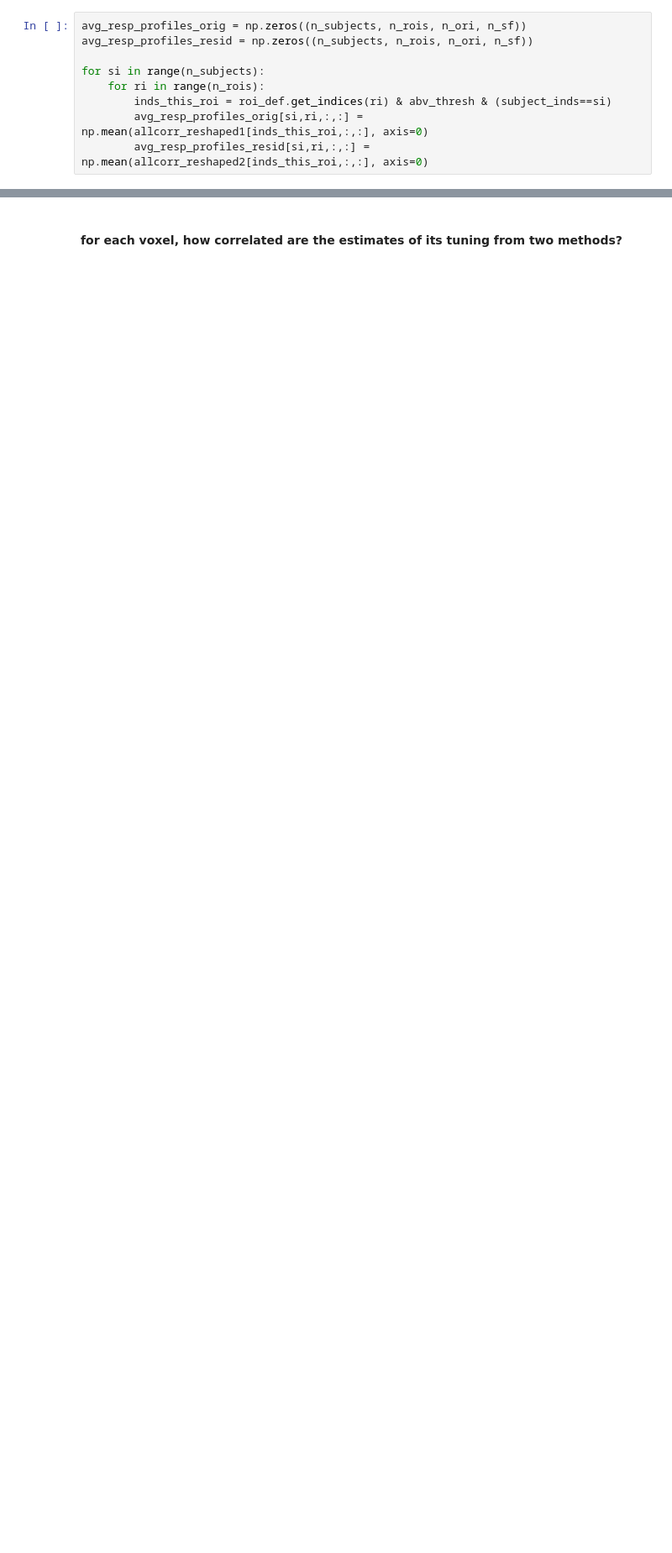
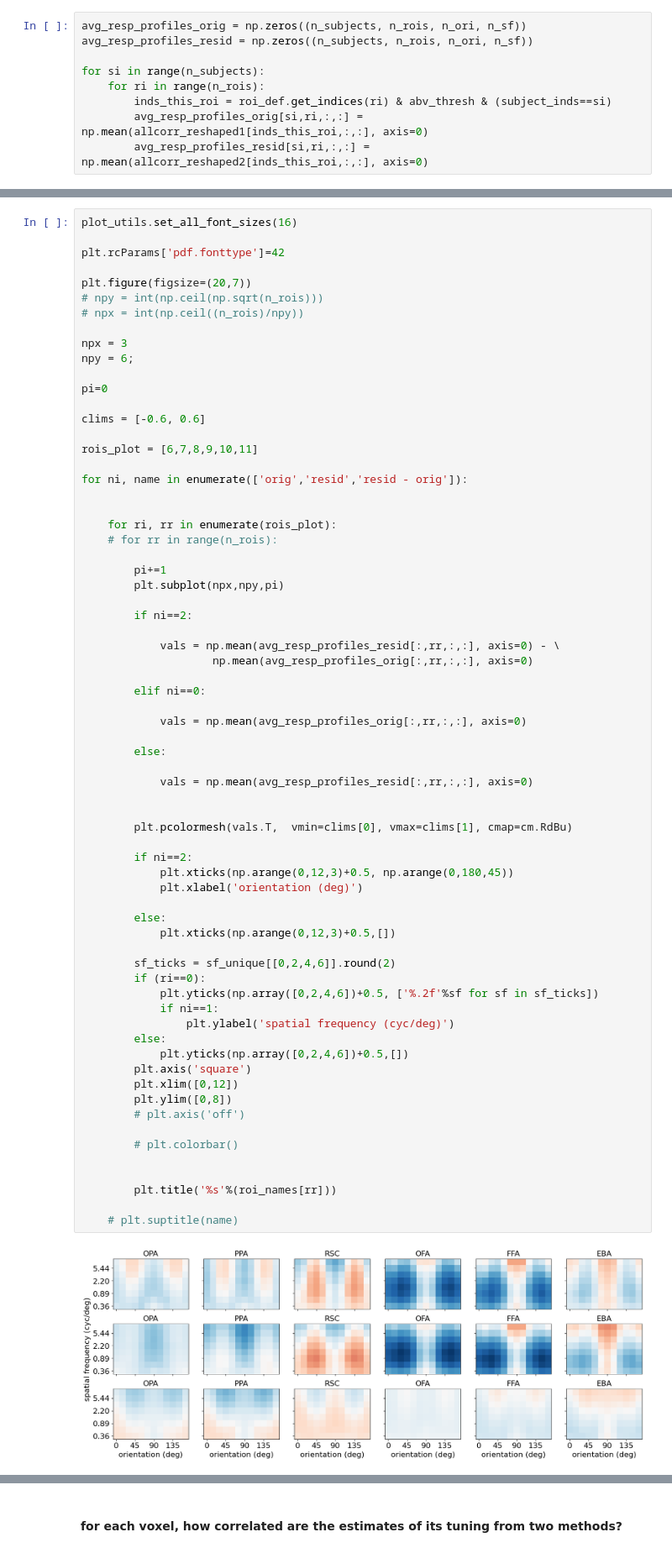
Before and after one commit to mmhenderson/image_stats_gabor, a Jupyter notebook: plot_feature_selectivity/plot_gabor_tuning_semresiduals.ipynb, the cells around one changed output, grey strips where cells are left out. Shown at 84% size. Saved outputs shown, nothing was run; the diff lists cells and outputs as text; blank space fills up the shorter version.

```diff
--- a/plot_feature_selectivity/plot_gabor_tuning_semresiduals.ipynb
+++ b/plot_feature_selectivity/plot_gabor_tuning_semresiduals.ipynb
@@ -288,3 +288,73 @@ for ni, name in enumerate(['orig','resid','resid - orig']):
+# %%
+plot_utils.set_all_font_sizes(16)
+
+plt.rcParams['pdf.fonttype']=42
+
+plt.figure(figsize=(20,7))
+# npy = int(np.ceil(np.sqrt(n_rois)))
+# npx = int(np.ceil((n_rois)/npy))
+
+npx = 3
+npy = 6;
+
+pi=0
+
+clims = [-0.6, 0.6]
+
+rois_plot = [6,7,8,9,10,11]
+
+for ni, name in enumerate(['orig','resid','resid - orig']):
+
+
+    for ri, rr in enumerate(rois_plot):
+    # for rr in range(n_rois):
+
+        pi+=1
+        plt.subplot(npx,npy,pi)
+
+        if ni==2:
+
+            vals = np.mean(avg_resp_profiles_resid[:,rr,:,:], axis=0) - \
+                    np.mean(avg_resp_profiles_orig[:,rr,:,:], axis=0)
+
+        elif ni==0:
+
+            vals = np.mean(avg_resp_profiles_orig[:,rr,:,:], axis=0)
+
+        else:
+
+            vals = np.mean(avg_resp_profiles_resid[:,rr,:,:], axis=0)
+
+
+        plt.pcolormesh(vals.T,  vmin=clims[0], vmax=clims[1], cmap=cm.RdBu)
+
+        if ni==2:
+            plt.xticks(np.arange(0,12,3)+0.5, np.arange(0,180,45))
+            plt.xlabel('orientation (deg)')
+
+        else:
+            plt.xticks(np.arange(0,12,3)+0.5,[])
+
+        sf_ticks = sf_unique[[0,2,4,6]].round(2)
+        if (ri==0):
+            plt.yticks(np.array([0,2,4,6])+0.5, ['%.2f'%sf for sf in sf_ticks])
+            if ni==1:
+                plt.ylabel('spatial frequency (cyc/deg)')
+        else:
+            plt.yticks(np.array([0,2,4,6])+0.5,[])
+        plt.axis('square')
+        plt.xlim([0,12])
+        plt.ylim([0,8])
+        # plt.axis('off')
+
+        # plt.colorbar()
+
+
+        plt.title('%s'%(roi_names[rr]))
+
+    # plt.suptitle(name)
+# %% [output]
+[figure, added]
 # %%
 plot_utils.set_all_font_sizes(16)
 
```
Also changed, not shown: parts of 3 cells of this notebook, 43 other files.
